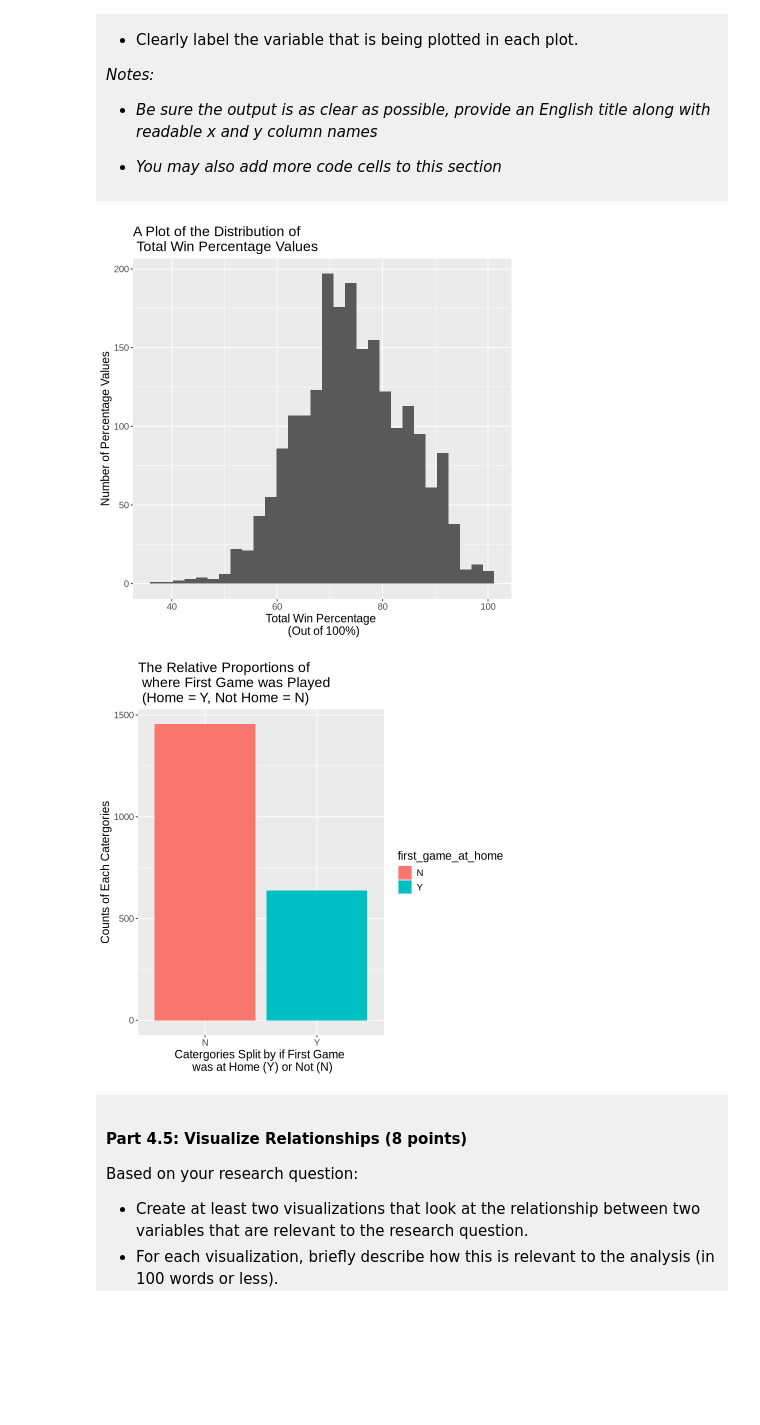
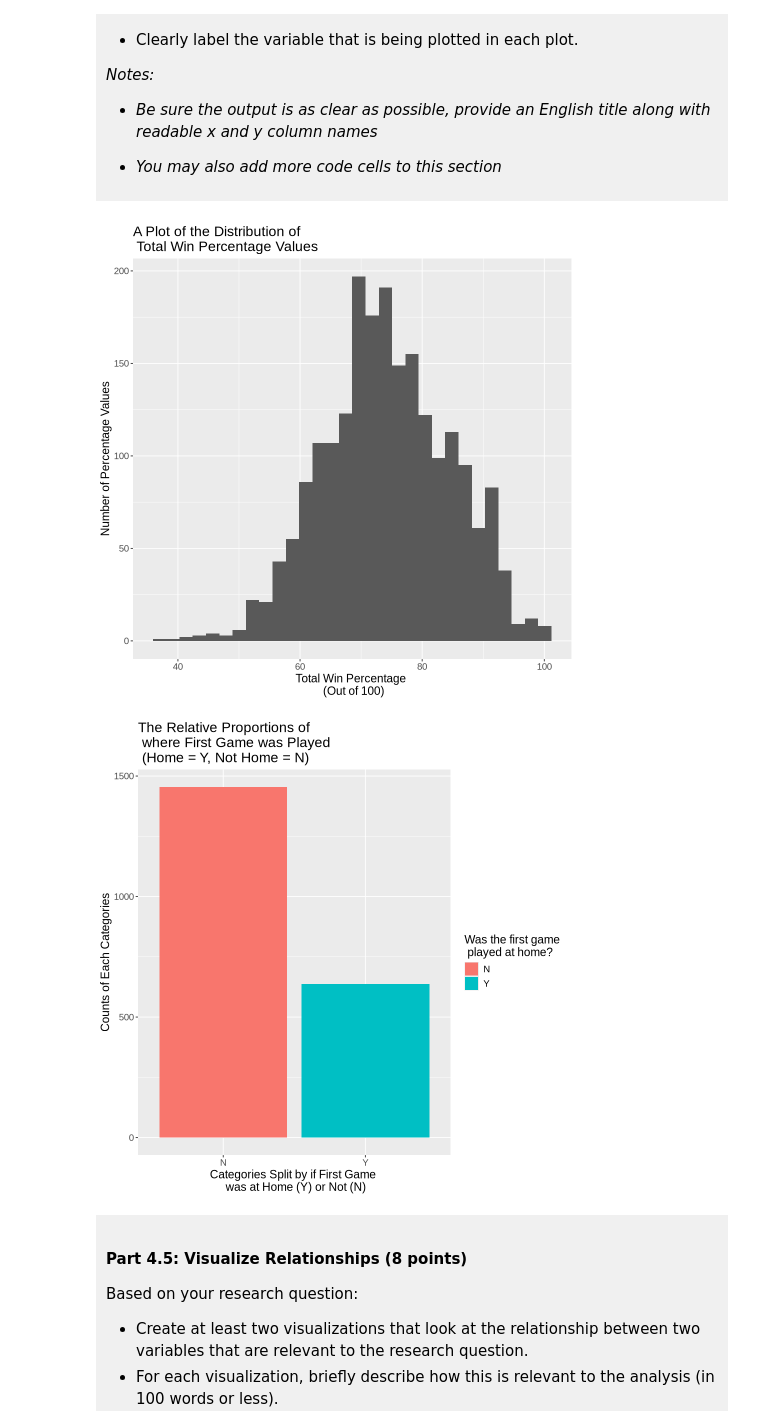
Before and after one commit to amyzhangdf39-glitch/dsci-100-project-amy-zhang, a Jupyter notebook: dsci-100-project-notebook.ipynb, the cells around one changed output. Drawn from its saved outputs; the diff is of its cells as text; code cells hidden in the pictures; blank space fills up the shorter version.

```diff
--- a/dsci-100-project-notebook.ipynb
+++ b/dsci-100-project-notebook.ipynb
@@ -336,28 +330,34 @@ A tibble: 2 × 2
 # %%
 # histogram plot for question 1: numeric variable
 
+options(repr.plot.width = 8, repr.plot.height = 8)
+
+
 bb_t_hist <- ggplot(bb_tidy_data, aes(x = total_wins_pct)) +
                 geom_histogram(bins = 30) +
-                labs(x = "Total Win Percentage \n (Out of 100%)", y = "Number of Percentage Values",
+                labs(x = "Total Win Percentage \n (Out of 100)", y = "Number of Percentage Values",
                      title = "A Plot of the Distribution of \n Total Win Percentage Values") +
                 theme(text = element_text(size = 14))
 
 bb_t_hist
 # %% [output]
-[figure, old version]
+[figure, new version]
 # %%
 # bar plot for question 2: categorical variable
 
+options(repr.plot.width = 8, repr.plot.height = 8)
+
 bb_fgah_bar <- ggplot(bb_tidy_data, aes(x = first_game_at_home, fill = first_game_at_home)) +
                     geom_bar() +
-                    labs(x = "Catergories Split by if First Game \n was at Home (Y) or Not (N)",
-                         y = "Counts of Each Catergories",
-                         title = "The Relative Proportions of \n where First Game was Played \n (Home = Y, Not Home = N)") +
+                    labs(x = "Categories Split by if First Game \n was at Home (Y) or Not (N)",
+                         y = "Counts of Each Categories",
+                         title = "The Relative Proportions of \n where First Game was Played \n (Home = Y, Not Home = N)",
+                         fill = "Was the first game \n played at home?") +
                     theme(text = element_text(size = 14))
 
 bb_fgah_bar
 # %% [output]
-[figure, old version]
+[figure, new version]
 # %% [markdown]
 <div style="background-color: #f0f0f0; padding: 10px;">
 
```
Also changed, not shown: parts of 7 cells of this notebook.
